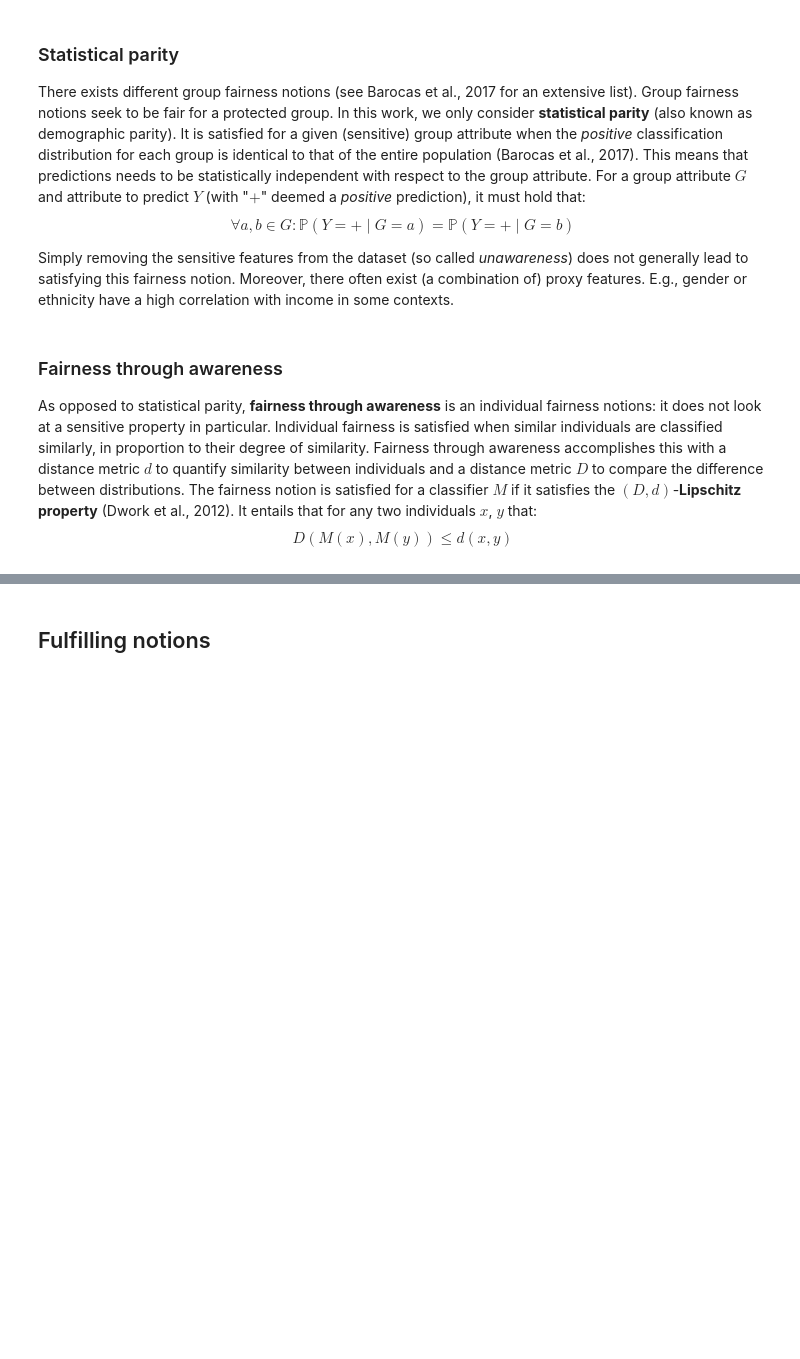
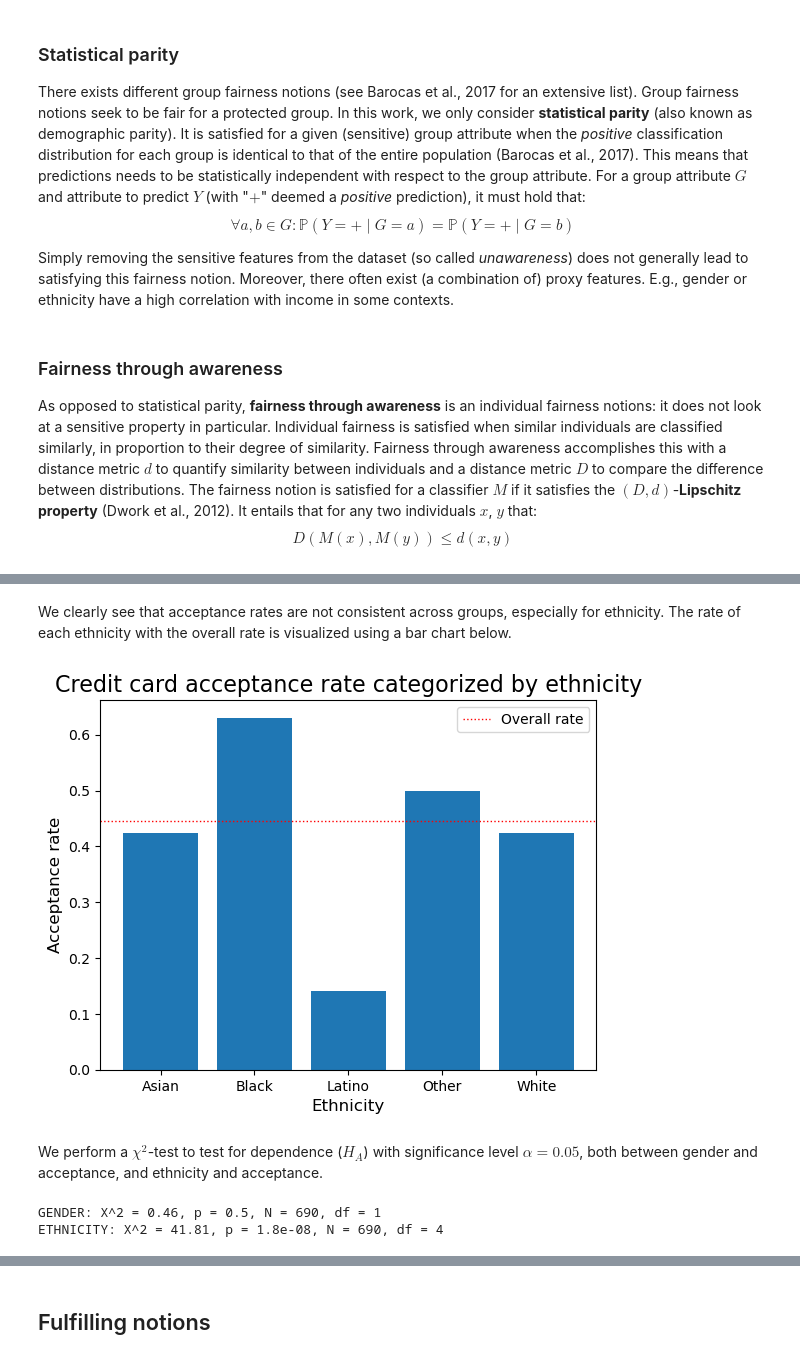
Before and after one commit to lucavella/SFML-project, a Jupyter notebook: luca_project.ipynb, the cells around one changed output, grey strips where cells are left out. Drawn from its saved outputs; the diff is of its cells as text; code cells hidden in the pictures; blank space fills up the shorter version.

Commit message:
changed dataset, extensive dataset exploration + statistical tests

```diff
--- a/luca_project.ipynb
+++ b/luca_project.ipynb
@@ -77,0 +73,6 @@ vehicle-insurance-customer-data.zip: Skipping, found more recently modified loca
+# %%
+!kaggle datasets download -p data samuelcortinhas/credit-card-approval-clean-data
+
+credit_zip = ZipFile('data/credit-card-approval-clean-data.zip')
+credit_df = pd.read_csv(credit_zip.open('clean_dataset.csv'))
+credit_df.head(10)
@@ -77,0 +94,10 @@ vehicle-insurance-customer-data.zip: Skipping, found more recently modified loca
+# %%
+# gets the rate of positive classifications of each sensitive subgroup
+def sensitive_rate_df(df, sensitive_group, target, positive):
+    return df.groupby(sensitive_group) \
+             .agg(
+                 TotalCount=(target, len),
+                 Proportion=(target, lambda g: len(g) / len(df)),
+                 PositiveCount=(target, lambda g: g.value_counts()[positive]),
+                 PositiveRate=(target, lambda g: g.value_counts()[positive] / len(g))
+             )
@@ -77,0 +111,3 @@ vehicle-insurance-customer-data.zip: Skipping, found more recently modified loca
+# %%
+ethnicity_rate = sensitive_rate_df(credit_df, 'Ethnicity', 'Approved', 1)
+ethnicity_rate
@@ -77,0 +122,27 @@ vehicle-insurance-customer-data.zip: Skipping, found more recently modified loca
+# %% [markdown]
+We clearly see that acceptance rates are not consistent across groups, especially for ethnicity. The rate of each ethnicity with the overall rate is visualized using a bar chart below.
+# %%
+avg_accept = len(credit_df[credit_df['Approved'] == 1]) / len(credit_df)
+
+plt.bar(ethnicity_rate.index, ethnicity_rate['PositiveProportion'])
+plt.title('Credit card acceptance rate categorized by ethnicity', fontsize=16)
+plt.xlabel('Ethnicity', fontsize=12)
+plt.ylabel('Acceptance rate', fontsize=12)
+plt.axhline(y=avg_accept, linewidth=1, linestyle=':', color='r', label='Overall rate')
+plt.legend()
+plt.show()
+# %% [output]
+[figure, added]
+# %% [markdown]
+We perform a $\chi^2$-test to test for dependence ($H_A$) with significance level $\alpha = 0.05$, both between gender and acceptance, and ethnicity and acceptance.
+# %%
+gender_contingency = pd.crosstab(index=credit_df['Gender'], columns=credit_df['Approved'])
+gender_chi2_res = chi2_contingency(gender_contingency)
+print(f'GENDER: X^2 = {gender_chi2_res.statistic:.2f}, p = {gender_chi2_res.pvalue:.2}, N = {len(credit_df)}, df = {gender_chi2_res.dof}')
+
+ethnicity_contingency = pd.crosstab(index=credit_df['Ethnicity'], columns=credit_df['Approved'])
+ethnicity_chi2_res = chi2_contingency(ethnicity_contingency)
+print(f'ETHNICITY: X^2 = {ethnicity_chi2_res.statistic:.2f}, p = {ethnicity_chi2_res.pvalue:.2}, N = {len(credit_df)}, df = {ethnicity_chi2_res.dof}')
+# %% [output]
+GENDER: X^2 = 0.46, p = 0.5, N = 690, df = 1
+ETHNICITY: X^2 = 41.81, p = 1.8e-08, N = 690, df = 4
```
Also changed, not shown: parts of 14 cells of this notebook, 2 other files.
